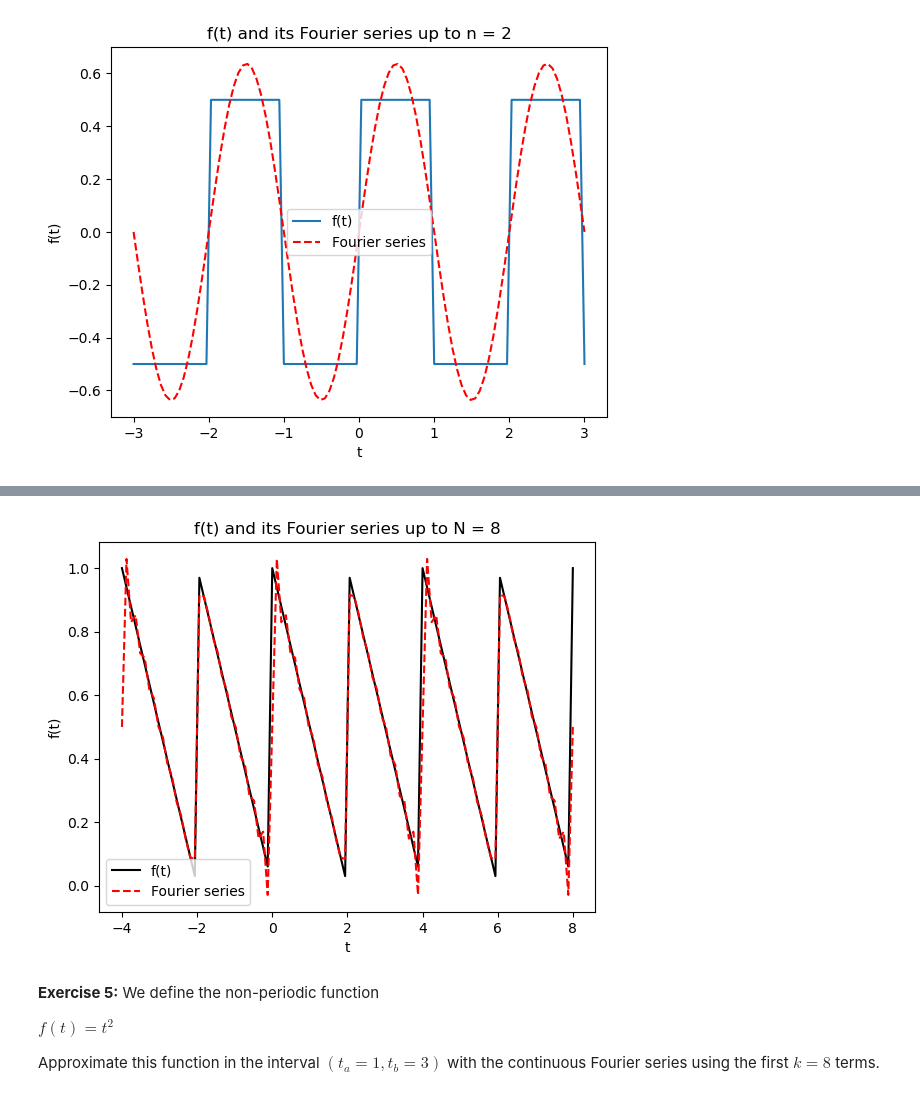
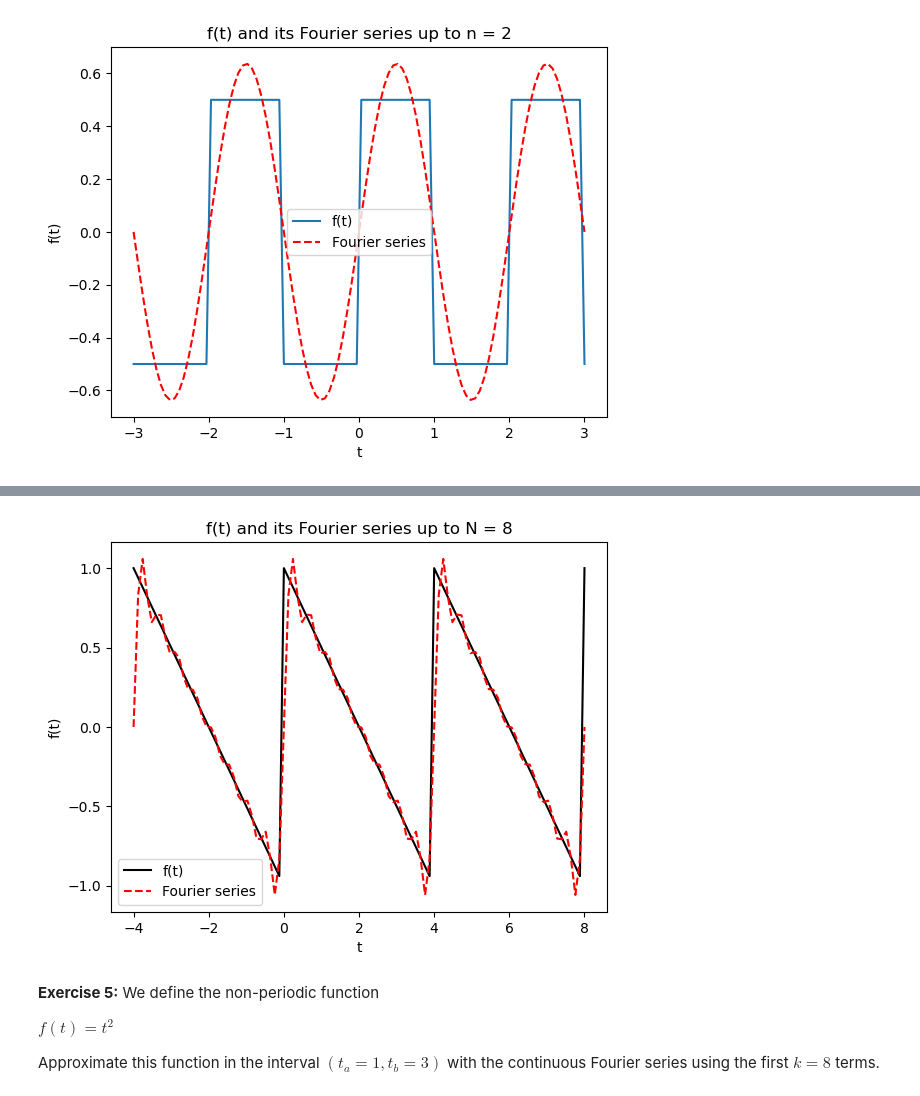
Before and after one commit to AlejandroRG03/computacion_master, a Jupyter notebook: USC-FCA-main/Fourier.ipynb, the cells around one changed output, grey strips where cells are left out. Drawn from its saved outputs; the diff is of its cells as text; code cells hidden in the pictures.

```diff
--- a/USC-FCA-main/Fourier.ipynb
+++ b/USC-FCA-main/Fourier.ipynb
@@ -466,49 +466,49 @@ from scipy.integrate import quad
 
 def f(t):
 
-    if 0 <= t and t < 2:
+    if 0 <= t and t < 4:
         return 1 - t/2
     else:
-        x = 0 + (t - 0)%2 # T = 2
+        x = 0 + (t - 0)%4 # T = 4
         return f(x)
 
 f = np.vectorize(f)
 
 def a0():
-    val, _ = quad(f, 0, 2)
-    return val/2
+    val, _ = quad(f, 0, 4)
+    return val/4
 
 def an(n):
-    val, _ = quad(lambda x: f(x)*np.cos(n*np.pi*x), 0, 2)
-    return val
+    val, _ = quad(lambda x: f(x)*np.cos(n*np.pi/2*x), 0, 4)
+    return val /2
 
 def bn(n):
-    val, _ = quad(lambda x: f(x)*np.sin(n*np.pi*x), 0, 2)
-    return val
+    val, _ = quad(lambda x: f(x)*np.sin(n*np.pi/2*x), 0, 4)
+    return val /2
 
 def fourier_series(t, N):
     s = a0()
     for n in range(1, N+1):
-        s += an(n)*np.cos(n*np.pi*t) + bn(n)*np.sin(n*np.pi*t)
+        s += an(n)*np.cos(n*np.pi/2*t) + bn(n)*np.sin(n*np.pi/2*t)
     return s
 
 t = np.linspace(-4, 8, 100)
 N = 8
 
 series = fourier_series(t, N)
 
 plt.plot(t, f(t), 'k', label = 'f(t)')
 plt.plot(t, series, 'r--', label = f'Fourier series')
 plt.xlabel('t')
 plt.ylabel('f(t)')
 plt.title(f'f(t) and its Fourier series up to N = {N}')
 
 plt.legend()
 
 
 plt.show()
 # %% [output]
-[figure, old version]
+[figure, new version]
 # %% [markdown]
 **Exercise 5:** We define the non-periodic function
 
```
